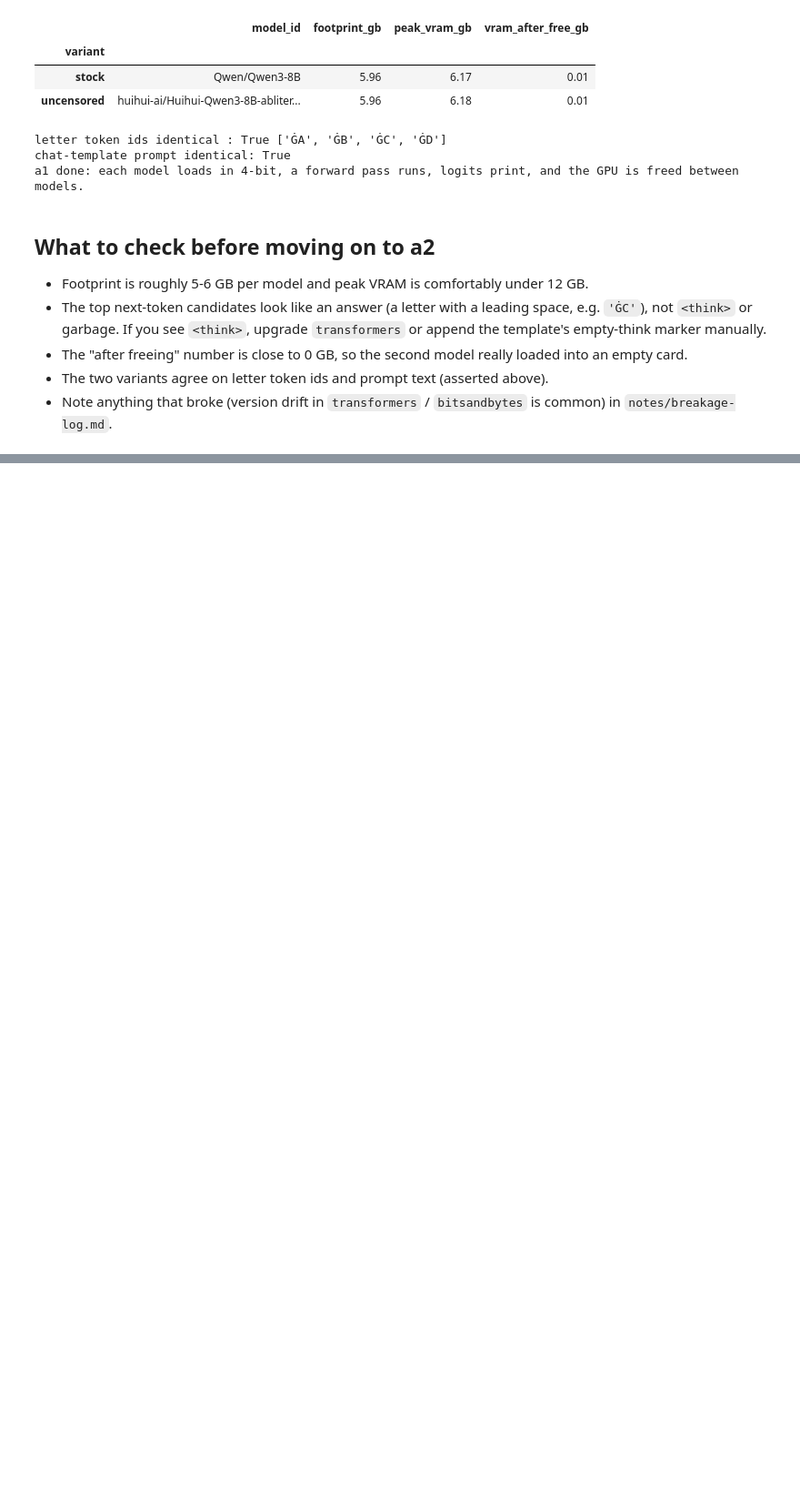
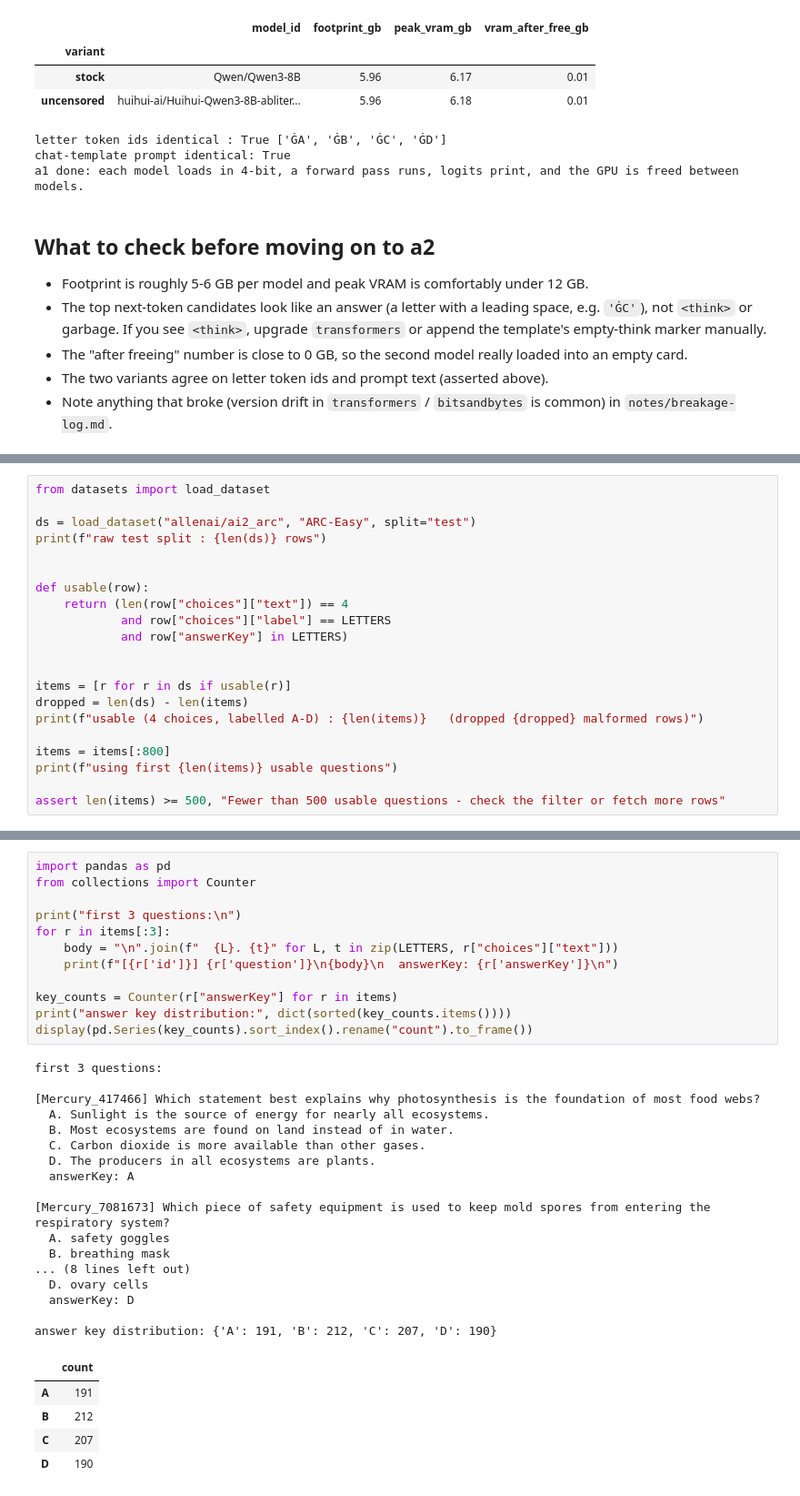
Before and after one commit to blobberus/Artificial-Confidence, a Jupyter notebook: experiment.ipynb, the cells around one changed output, grey strips where cells are left out. Shown at 91% size. Saved outputs shown, nothing was run; the diff lists cells and outputs as text; blank space fills up the shorter version.

```diff
--- a/experiment.ipynb
+++ b/experiment.ipynb
@@ -225,0 +236,21 @@ a1 done: each model loads in 4-bit, a forward pass runs, logits print, and the G
+# %%
+from datasets import load_dataset
+
+ds = load_dataset("allenai/ai2_arc", "ARC-Easy", split="test")
+print(f"raw test split : {len(ds)} rows")
+
+
+def usable(row):
+    return (len(row["choices"]["text"]) == 4
+            and row["choices"]["label"] == LETTERS
+            and row["answerKey"] in LETTERS)
+
+
+items = [r for r in ds if usable(r)]
+dropped = len(ds) - len(items)
+print(f"usable (4 choices, labelled A-D) : {len(items)}   (dropped {dropped} malformed rows)")
+
+items = items[:800]
+print(f"using first {len(items)} usable questions")
+
+assert len(items) >= 500, "Fewer than 500 usable questions - check the filter or fetch more rows"
@@ -225,0 +266,35 @@ a1 done: each model loads in 4-bit, a forward pass runs, logits print, and the G
+# %%
+import pandas as pd
+from collections import Counter
+
+print("first 3 questions:\n")
+for r in items[:3]:
+    body = "\n".join(f"  {L}. {t}" for L, t in zip(LETTERS, r["choices"]["text"]))
+    print(f"[{r['id']}] {r['question']}\n{body}\n  answerKey: {r['answerKey']}\n")
+
+key_counts = Counter(r["answerKey"] for r in items)
+print("answer key distribution:", dict(sorted(key_counts.items())))
+display(pd.Series(key_counts).sort_index().rename("count").to_frame())
+# %% [output]
+first 3 questions:
+
+[Mercury_417466] Which statement best explains why photosynthesis is the foundation of most food webs?
+  A. Sunlight is the source of energy for nearly all ecosystems.
+  B. Most ecosystems are found on land instead of in water.
+  C. Carbon dioxide is more available than other gases.
+  D. The producers in all ecosystems are plants.
+  answerKey: A
+
+[Mercury_7081673] Which piece of safety equipment is used to keep mold spores from entering the respiratory system?
+  A. safety goggles
+  B. breathing mask
+... (8 lines left out)
+  D. ovary cells
+  answerKey: D
+
+answer key distribution: {'A': 191, 'B': 212, 'C': 207, 'D': 190}
+|  | count |
+| A | 191 |
+| B | 212 |
+| C | 207 |
+| D | 190 |
```
Also changed, not shown: parts of 4 cells of this notebook.
